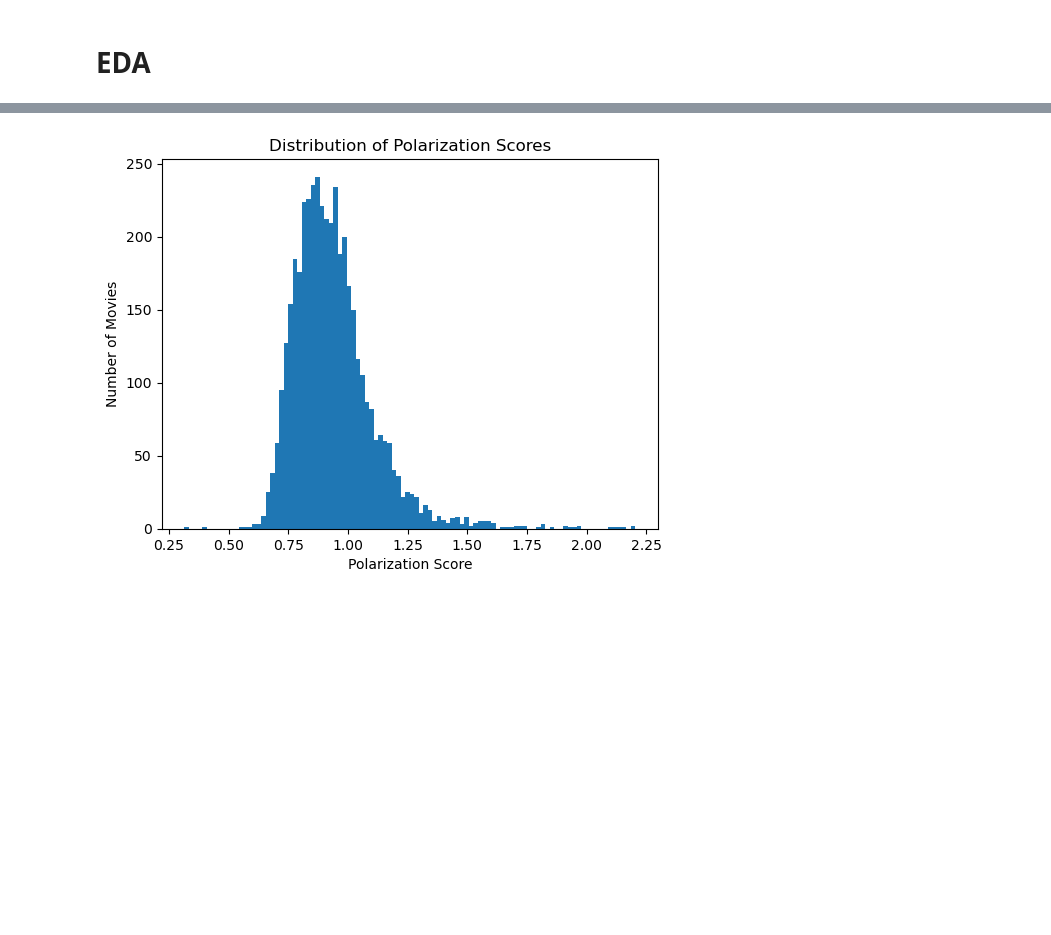
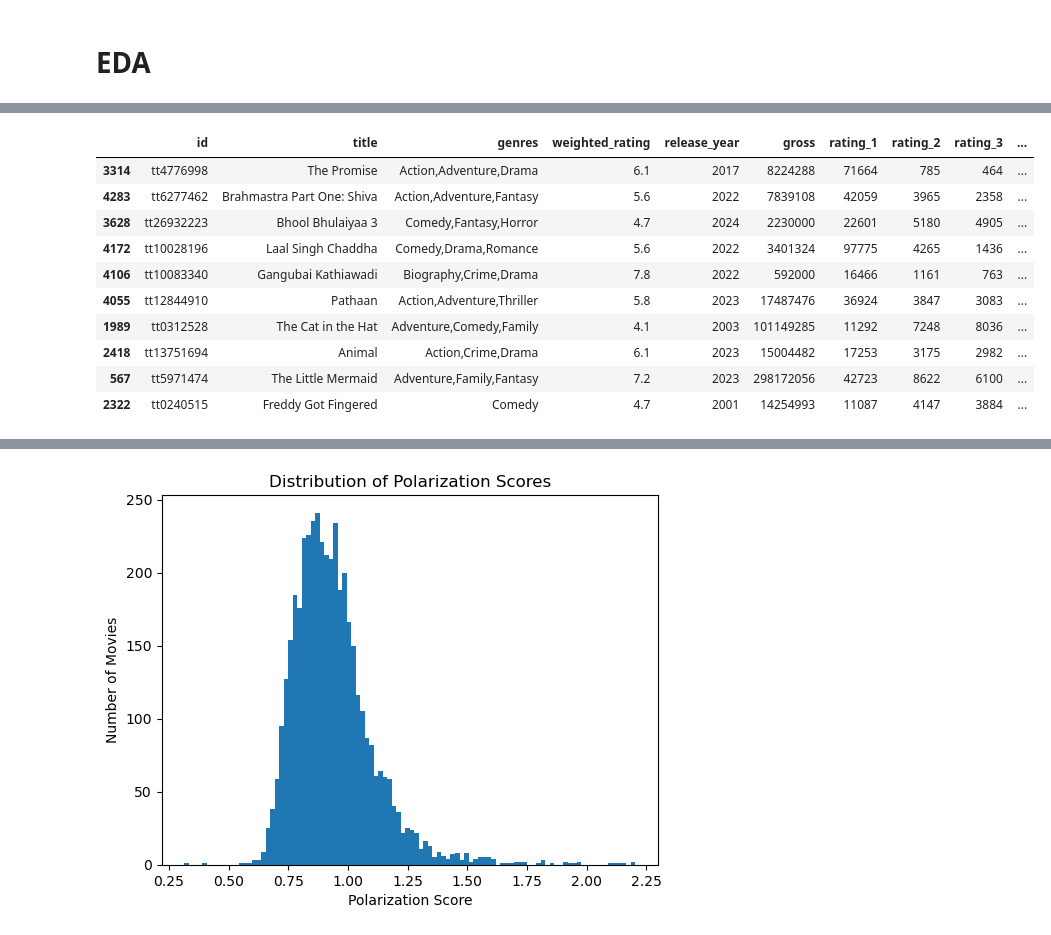
Before and after one commit to kaijchang/cmpu250-project-group-1, a Jupyter notebook: eda/eda.ipynb, the cells around one changed output, grey strips where cells are left out. Drawn from its saved outputs; the diff is of its cells as text; code cells hidden in the pictures; blank space fills up the shorter version.

```diff
--- a/eda/eda.ipynb
+++ b/eda/eda.ipynb
@@ -59,6 +65,5 @@ We made a variable `country_ptp` with the difference between the highest and low
 # %%
 movies_us_release = movies.loc[movies['gross'].notna()]
-movies_us_release['gross'] = movies_us_release['gross'].str[1:]
-movies_us_release['gross'] = movies_us_release['gross'].apply(lambda x: x.replace(',', ''))
+movies_us_release['gross'] = movies_us_release['gross'].str[1:].str.replace(',', '')
 movies_us_release = movies_us_release[movies_us_release['gross'] != '']
 movies_us_release['gross'] = movies_us_release['gross'].astype('int')
@@ -91,0 +74,14 @@ movies.head(10)
+# %%
+movies_us_release.sort_values('polarization_score', ascending=False).head(10)
+# %% [output]
+|  | id | title | genres | weighted_rating | release_year | gross | rating_1 | rating_2 | rating_3 | ... |
+| 3314 | tt4776998 | The Promise | Action,Adventure,Drama | 6.1 | 2017 | 8224288 | 71664 | 785 | 464 | ... |
+| 4283 | tt6277462 | Brahmastra Part One: Shiva | Action,Adventure,Fantasy | 5.6 | 2022 | 7839108 | 42059 | 3965 | 2358 | ... |
+| 3628 | tt26932223 | Bhool Bhulaiyaa 3 | Comedy,Fantasy,Horror | 4.7 | 2024 | 2230000 | 22601 | 5180 | 4905 | ... |
+| 4172 | tt10028196 | Laal Singh Chaddha | Comedy,Drama,Romance | 5.6 | 2022 | 3401324 | 97775 | 4265 | 1436 | ... |
+| 4106 | tt10083340 | Gangubai Kathiawadi | Biography,Crime,Drama | 7.8 | 2022 | 592000 | 16466 | 1161 | 763 | ... |
+| 4055 | tt12844910 | Pathaan | Action,Adventure,Thriller | 5.8 | 2023 | 17487476 | 36924 | 3847 | 3083 | ... |
+| 1989 | tt0312528 | The Cat in the Hat | Adventure,Comedy,Family | 4.1 | 2003 | 101149285 | 11292 | 7248 | 8036 | ... |
+| 2418 | tt13751694 | Animal | Action,Crime,Drama | 6.1 | 2023 | 15004482 | 17253 | 3175 | 2982 | ... |
+| 567 | tt5971474 | The Little Mermaid | Adventure,Family,Fantasy | 7.2 | 2023 | 298172056 | 42723 | 8622 | 6100 | ... |
+| 2322 | tt0240515 | Freddy Got Fingered | Comedy | 4.7 | 2001 | 14254993 | 11087 | 4147 | 3884 | ... |
```
Also changed, not shown: parts of 17 cells of this notebook.
